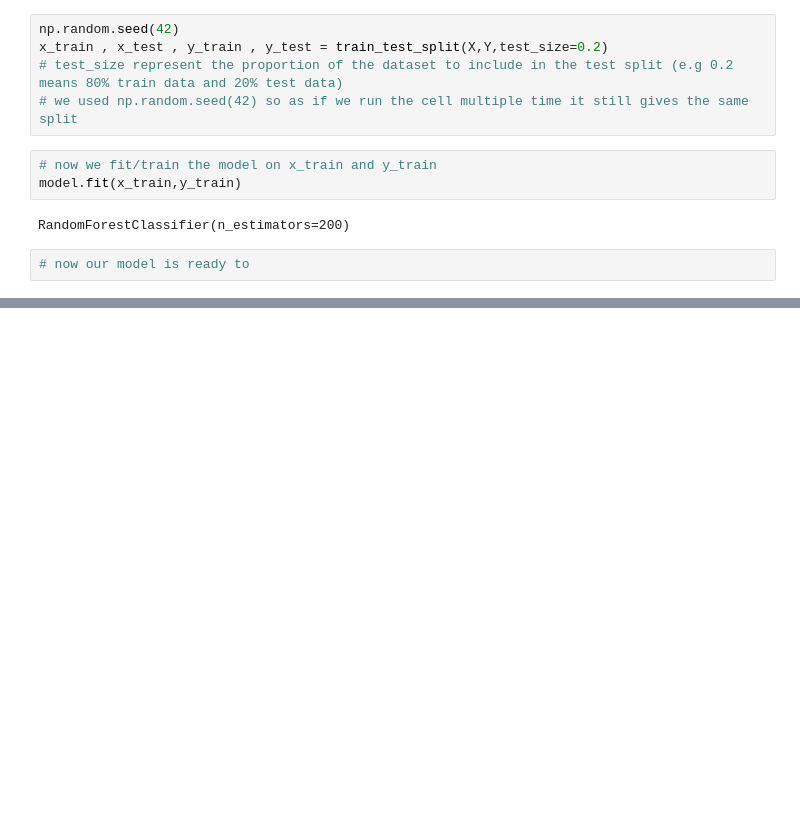
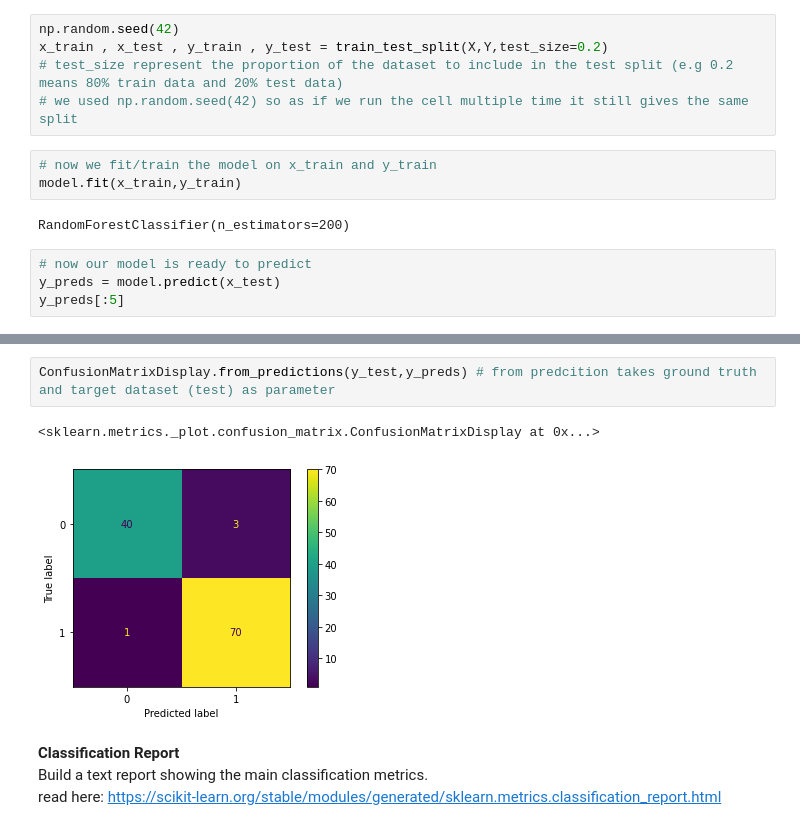
Before and after one commit to Shivam-21-11/Breast-Cancer-Classification-ML, a Jupyter notebook: B_Cancer_model.ipynb, the cells around one changed output, grey strips where cells are left out. Drawn from its saved outputs; the diff is of its cells as text; blank space fills up the shorter version.

```diff
--- a/B_Cancer_model.ipynb
+++ b/B_Cancer_model.ipynb
@@ -141,4 +141,6 @@ model.fit(x_train,y_train)
 # %% [output]
 RandomForestClassifier(n_estimators=200)
 # %%
-# now our model is ready to
+# now our model is ready to predict
+y_preds = model.predict(x_test)
+y_preds[:5]
@@ -144,0 +254,9 @@ RandomForestClassifier(n_estimators=200)
+# %%
+ConfusionMatrixDisplay.from_predictions(y_test,y_preds) # from predcition takes ground truth and target dataset (test) as parameter
+# %% [output]
+<sklearn.metrics._plot.confusion_matrix.ConfusionMatrixDisplay at 0x...>
+[figure, added]
+# %% [markdown]
+**Classification Report**<br>
+Build a text report showing the main classification metrics.<br>
+read here: https://scikit-learn.org/stable/modules/generated/sklearn.metrics.classification_report.html
```
Also changed, not shown: parts of 22 cells of this notebook, 4 other files.
